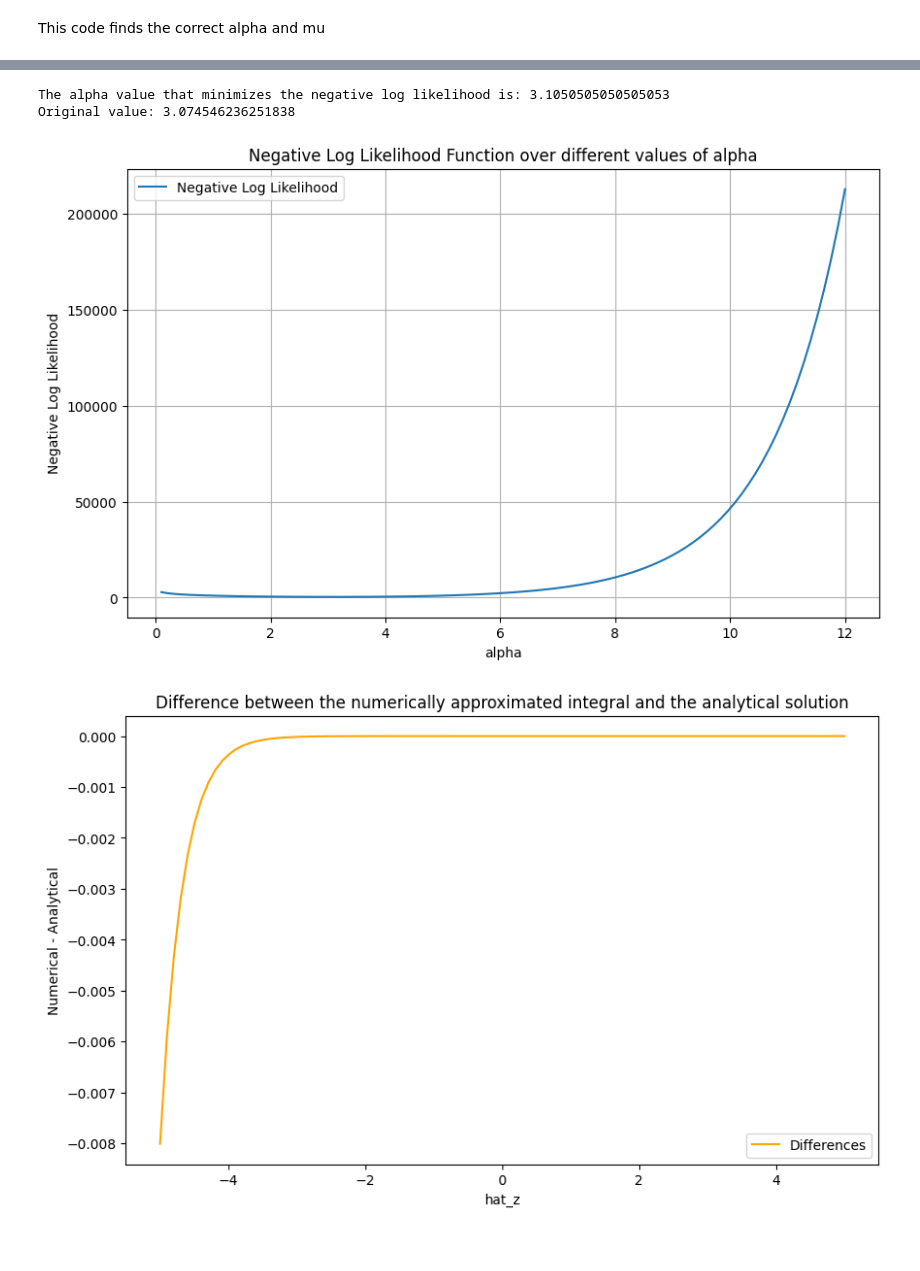
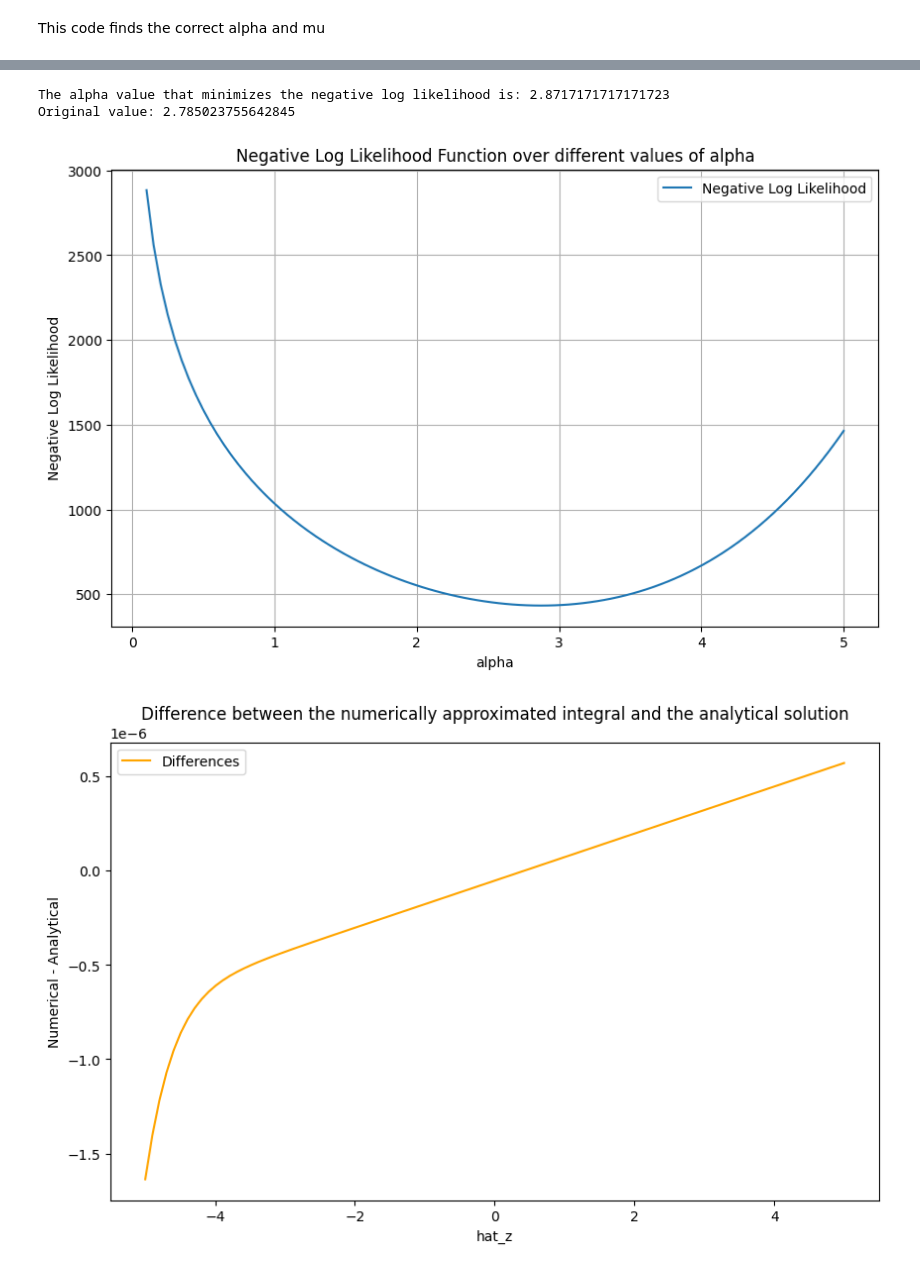
Before and after one commit to ADepope/vampW, a Jupyter notebook: likelihoods.ipynb, the cells around one changed output, grey strips where cells are left out. Saved outputs shown, nothing was run; the diff lists cells and outputs as text; code cells hidden in the pictures; blank space fills up the shorter version.

Commit message:
fixed em updates, verified with non-zero mu

```diff
--- a/likelihoods.ipynb
+++ b/likelihoods.ipynb
@@ -59,8 +61,8 @@ la=0.4
 # This is where the sigma is defined. Note that the scope of this definition extends to gvamp
 sigma=1
 h2=0.5
-mu=0
+mu=np.full((n,1), 8)
 
-X,beta,y,alpha = sim_model(n,m,p,la,sigma,h2)
+X,beta,y,alpha = sim_model(n,m,p,la,sigma,h2,mu)
 alpha
 # %% [output]
@@ -80,0 +70,23 @@ alpha
+# %%
+### WEIBULL MODEL ###
+def update_Weibull_alpha_eq(alpha, y, mu, z_hat, xi):
+    n,_ = y.shape
+    out = np.zeros(n)
+    res = np.log(y) - mu - z_hat
+    out = n / alpha + np.sum(res) - np.exp(-emc) * np.sum( np.exp(alpha * res + (alpha**2)/2/xi) * (res + alpha/xi) )
+    return out
+
+def update_Weibull_alpha(y, mu, z_hat, alpha_old, xi):
+    # y.shape = [n,1]
+    # z_hat.shape = [n,1]
+    alpha_new = scipy.optimize.fsolve(update_Weibull_alpha_eq, x0 = alpha_old, args=(y, mu, z_hat, xi))
+    if isinstance(alpha_new, np.ndarray) or isinstance(alpha_new, list): alpha_new = float(alpha_new[0])
+    return alpha_new
+
+def update_Weibull_mu(y, z_hat, alpha, xi):
+    # y.shape = [n,1]
+    # z_hat.shape = [n,1]
+    n,_ = y.shape
+    mu_new = - np.log(n) / alpha - emc/alpha + alpha / 2 / xi + 1 / alpha * np.log(np.sum(np.exp(alpha*(np.log(y) - z_hat))))
+    if isinstance(mu_new, np.ndarray) or isinstance(mu_new, list): mu_new = float(mu_new[0])
+    return mu_new
@@ -80,0 +95,5 @@ alpha
+# %%
+xi = 10
+z_hat = X@beta+np.random.normal(0, 1/xi, size=y.shape)
+a = update_Weibull_alpha(y, mu, z_hat, 1e-10, xi)
+a
@@ -80,0 +102,4 @@ alpha
+# %%
+xi = 3
+z_hat = X@beta+np.random.normal(0, 1/xi, size=y.shape)
+update_Weibull_mu(y, z_hat, alpha, xi)
@@ -223,9 +251,9 @@ Original value: 3.074546236251838
 # %%
-plot_likelihood(0.1, 12, 100, weibull_log_likelihood, "alpha", "weibull_lik", X, beta, y, alpha, 0, 15)
+plot_likelihood(0.1, 5, 100, weibull_log_likelihood, "alpha", "weibull_lik", X, beta, y, alpha, mu[0], 10)
 # %% [output]
-The alpha value that minimizes the negative log likelihood is: 3.1050505050505053
-Original value: 3.074546236251838
+The alpha value that minimizes the negative log likelihood is: 2.8717171717171723
+Original value: 2.785023755642845
-[figure, old version]
+[figure, new version]
 # %%
 def integrand(z_i, y_i, hat_z_i, xi_k, alpha, mu, K):
     # Calculate the Gaussian probability density function
@@ -257,32 +285,31 @@ def compute_integral_sum(y, hat_z, xi_k, alpha, mu, K):
 # %%
 # Generating values for hat_z
 hat_z_values = np.linspace(-5, 5, 100)
 y = np.array([12.0])
 xi_k = 1.2
 alpha = 3.4
-mu = 5.6
 K = 7.8
 emc = 0.9
 
 # Computing results for each hat_z
-integral_sum_results = [compute_integral_sum(y, np.array([hz]), xi_k, alpha, mu, emc)[0] for hz in hat_z_values]
-weibull_likelihood_results = [weibull_log_likelihood_belief(torch.tensor([hz]), torch.tensor(y), torch.tensor(alpha), torch.tensor(mu), torch.tensor(xi_k), torch.tensor(emc)) for hz in hat_z_values]
+integral_sum_results = [compute_integral_sum(y, np.array([hz]), xi_k, alpha, mu[0], emc)[0] for hz in hat_z_values]
+weibull_likelihood_results = [weibull_log_likelihood_belief(torch.tensor([hz]), torch.tensor(y), torch.tensor(alpha), torch.tensor(mu[0]), torch.tensor(xi_k), torch.tensor(emc)) for hz in hat_z_values]
 weibull_likelihood_results = [w.item() for w in weibull_likelihood_results]
 d = [integral_sum_results[i] - w for i, w in enumerate(weibull_likelihood_results)]
 # Plotting the results on the same figure
 plt.figure(figsize=(10, 6))
 
 # Plot for weibull_likelihood
 plt.plot(hat_z_values, d, label='Differences', color='orange')
 
 # Adding labels and title
 plt.xlabel('hat_z')
 plt.ylabel('Numerical - Analytical')
 plt.title('Difference between the numerically approximated integral and the analytical solution')
 plt.legend()
 
 plt.show()
 # %% [output]
-[figure, old version]
+[figure, new version]
 # %%
 # Define the range of alpha and mu values
```
Also changed, not shown: parts of 16 cells of this notebook.
